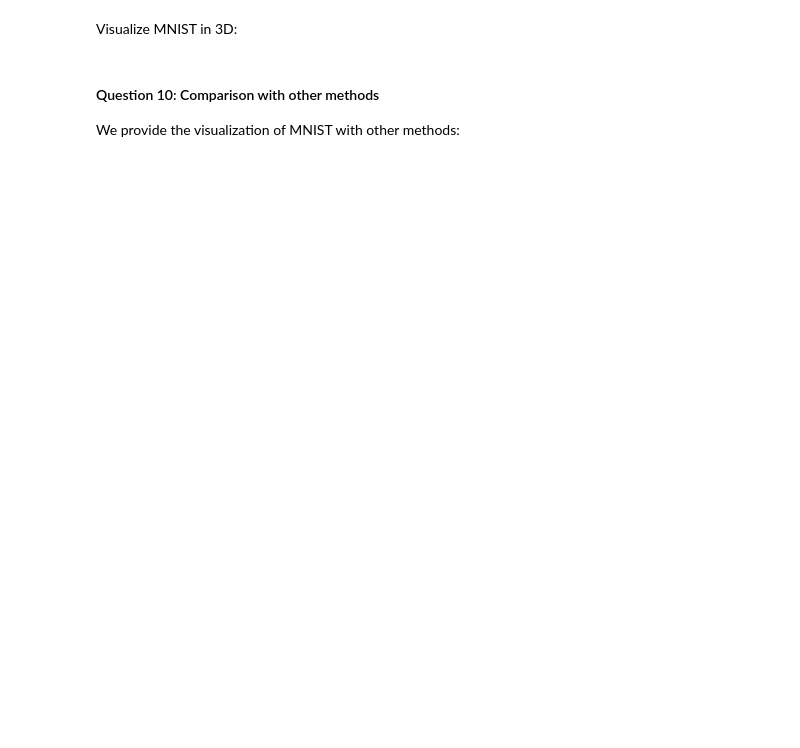
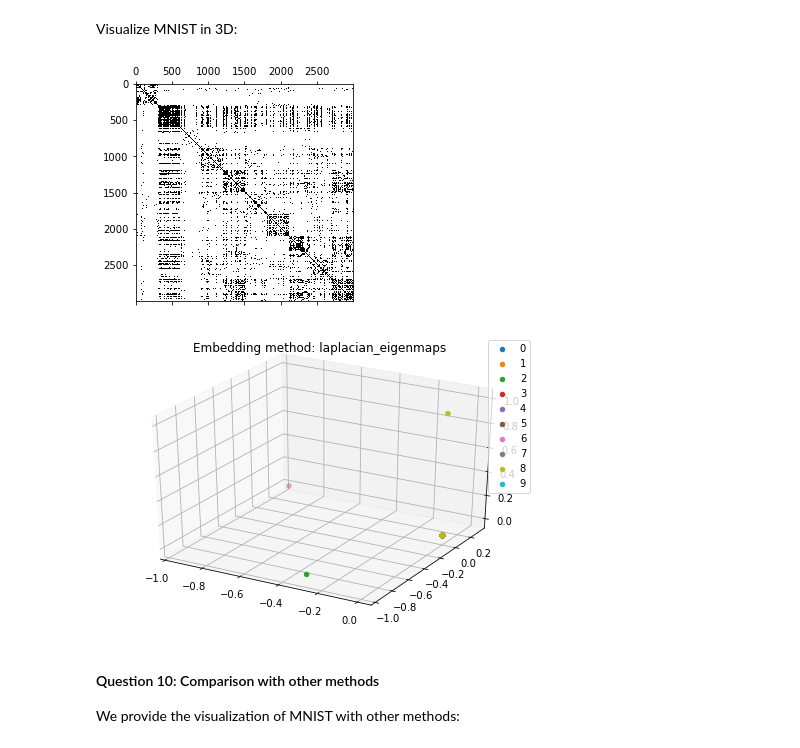
Before and after one commit to alielabridi/NTDS_2019, a Jupyter notebook: assignments/2_learning_with_graphs_jonas.ipynb, the cells around one changed output. Saved outputs shown, nothing was run; the diff lists cells and outputs as text; code cells hidden in the pictures; blank space fills up the shorter version.

```diff
--- a/assignments/2_learning_with_graphs_jonas.ipynb
+++ b/assignments/2_learning_with_graphs_jonas.ipynb
@@ -350,3 +383,19 @@ dim = 3
+# %%
+dim = 3
+
+X_embedded = laplacian_eigenmaps(X_mnist, dim, sigma, epsilon, normalize = False)
+
+fig = plt.figure()
+ax = Axes3D(fig)
+for i in classes:
+    mask = y_mnist == i
+    ax.scatter(X_embedded[mask, 0], X_embedded[mask, 1], X_embedded[mask, 2], label=i)
+ax.legend()
+plt.title('Embedding method: laplacian_eigenmaps')
+plt.show()
+# %% [output]
+[figure, added]
+[figure, added]
 # %% [markdown]
 #### Question 10: Comparison with other methods
 We provide the visualization of MNIST with other methods:
```
Also changed, not shown: parts of 17 cells of this notebook.
